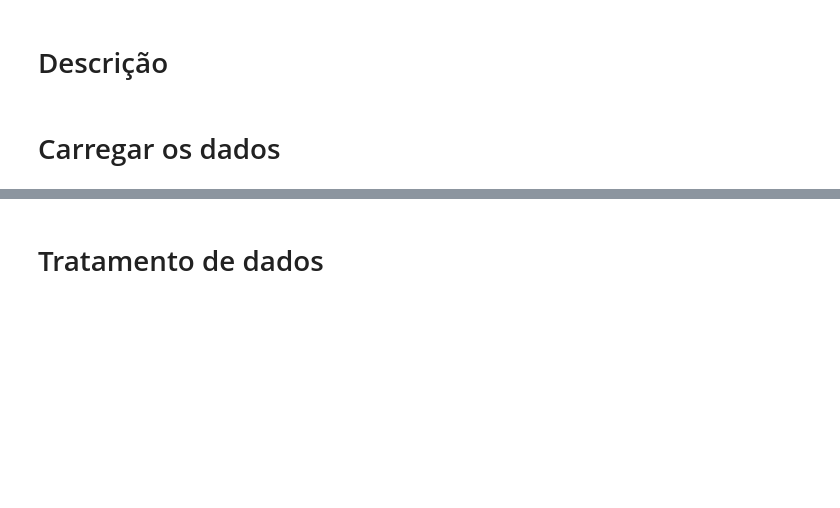
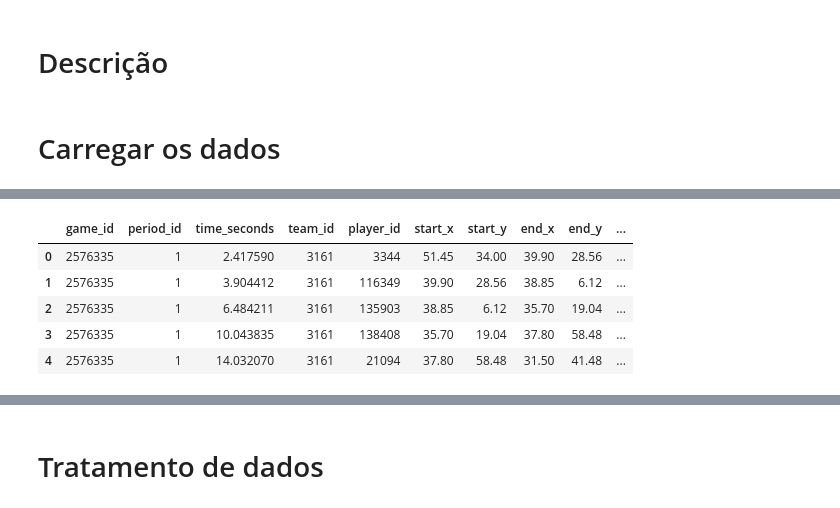
Before and after one commit to JoaoLucas23/ProjetoAprendizadoMaquina, a Jupyter notebook: ProjetoAM.ipynb, the cells around one changed output, grey strips where cells are left out. Saved outputs shown, nothing was run; the diff lists cells and outputs as text; code cells hidden in the pictures; blank space fills up the shorter version.

```diff
--- a/ProjetoAM.ipynb
+++ b/ProjetoAM.ipynb
@@ -91,0 +38,25 @@ memory usage: 322.5+ MB
+# %%
+DATA_DIR = 'data'
+WYL = PublicWyscoutLoader(root=DATA_DIR)
+TRAIN_COMPETITIONS = ['German first division', 'Italian first division', 'French first division', 'Spanish first division', 'English first division']
+TEST_COMPETITIONS = ['World Cup', 'European Championship']
+
+competitions = WYL.competitions()
+
+train_competions = competitions[competitions.competition_name.isin(TRAIN_COMPETITIONS)]
+test_competions = competitions[competitions.competition_name.isin(TEST_COMPETITIONS)]
+
+# Load all matches of the training competitions
+train_games = pd.concat([
+    WYL.games(competition_id=competition.competition_id, season_id=competition.season_id)
+    for competition in train_competions.itertuples()
+])
+
+print(train_games.head())
+
+test_games = pd.concat([
+    WYL.games(competition_id=competition.competition_id, season_id=competition.season_id)
+    for competition in test_competions.itertuples()
+])
+
+test_games.head()
@@ -91,0 +83,15 @@ memory usage: 322.5+ MB
+# %%
+games_verbose = list(train_games.itertuples())
+
+training_actions = []
+for game in tqdm(games_verbose, desc="Converting training games to SPADL ({} games)".format(len(games_verbose)), total=len(games_verbose)):
+    events = WYL.events(game.game_id)
+    events = events.rename(columns={'id': 'event_id', 'eventId': 'type_id', 'subEventId': 'subtype_id',
+                            'teamId': 'team_id', 'playerId': 'player_id', 'matchId': 'game_id'})
+    actions_game = spadl.wyscout.convert_to_actions(events, game.home_team_id)
+    actions_game = spadl.play_left_to_right(actions=actions_game, home_team_id=game.home_team_id)
+    actions_game = spadl.add_names(actions_game)
+    actions_game['home_team_id'] = game.home_team_id
+    training_actions.append(actions_game)
+
+training_df = pd.concat(training_actions).reset_index(drop=True)
@@ -91,0 +113,9 @@ memory usage: 322.5+ MB
+# %%
+training_df.head()
+# %% [output]
+|  | game_id | period_id | time_seconds | team_id | player_id | start_x | start_y | end_x | end_y | ... |
+| 0 | 2576335 | 1 | 2.417590 | 3161 | 3344 | 51.45 | 34.00 | 39.90 | 28.56 | ... |
+| 1 | 2576335 | 1 | 3.904412 | 3161 | 116349 | 39.90 | 28.56 | 38.85 | 6.12 | ... |
+| 2 | 2576335 | 1 | 6.484211 | 3161 | 135903 | 38.85 | 6.12 | 35.70 | 19.04 | ... |
+| 3 | 2576335 | 1 | 10.043835 | 3161 | 138408 | 35.70 | 19.04 | 37.80 | 58.48 | ... |
+| 4 | 2576335 | 1 | 14.032070 | 3161 | 21094 | 37.80 | 58.48 | 31.50 | 41.48 | ... |
```
Also changed, not shown: parts of 39 cells of this notebook.
